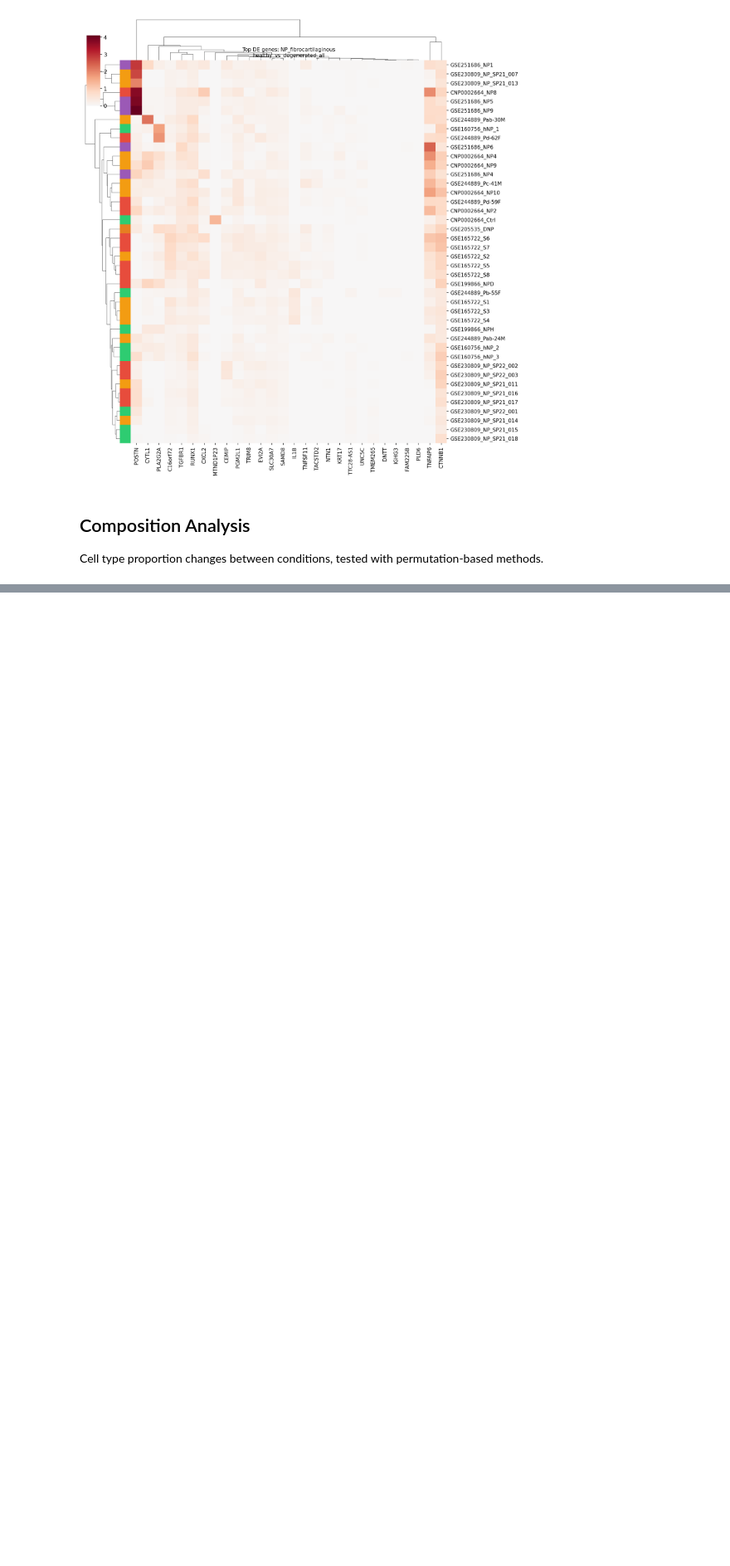
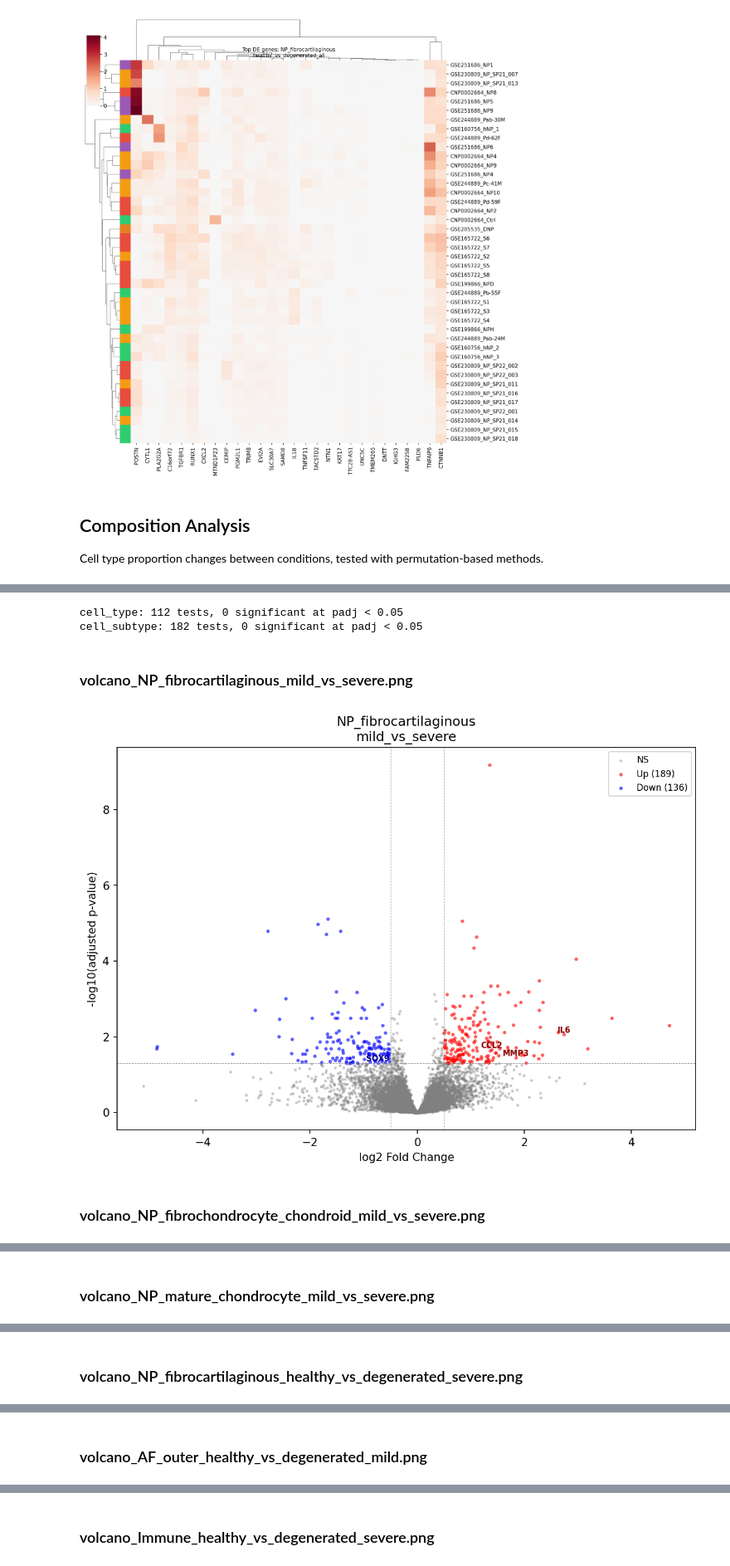
Before and after one commit to SuLab/lotz-ivd, a Jupyter notebook: notebooks/08_differential.ipynb, the cells around one changed output, grey strips where cells are left out. Shown at 83% size. Saved outputs shown, nothing was run; the diff lists cells and outputs as text; code cells hidden in the pictures; blank space fills up the shorter version.

```diff
--- a/notebooks/08_differential.ipynb
+++ b/notebooks/08_differential.ipynb
@@ -283,0 +367,13 @@ Cell Type Composition Changes
+# %%
+# Tiered v4 paths and summary table
+TV4_RESULTS = BASE / 'results' / 'differential' / 'tiered_v4'
+TV4_VOLCANO = TV4_RESULTS / 'volcano_plots'
+TV4_HEATMAP = TV4_RESULTS / 'heatmaps'
+
+print(f'Tiered v4 results directory: {TV4_RESULTS}')
+print(f'Volcano plots: {len(list(TV4_VOLCANO.glob("*.png")))} files')
+print(f'Heatmaps:      {len(list(TV4_HEATMAP.glob("*.png")))} files')
+
+tv4_summary = pd.read_csv(TV4_RESULTS / 'de_summary_table.tsv', sep='\t')
+print(f'\nPowered comparisons: {len(tv4_summary)}')
+display(tv4_summary.style.set_caption('Tiered v4 DE summary — significant genes per cell_type × comparison').format({'n_up': '{:,}', 'n_down': '{:,}', 'n_total': '{:,}'}))
@@ -283,0 +430,34 @@ Cell Type Composition Changes
+# %%
+# Composition analysis — cell_type and cell_subtype
+for fname, label in [('composition_analysis.tsv', 'cell_type'),
+                      ('composition_analysis_subtype.tsv', 'cell_subtype')]:
+    path = TV4_RESULTS / fname
+    if not path.exists():
+        continue
+    df = pd.read_csv(path, sep='\t')
+    n_sig = (df['padj'] < 0.05).sum()
+    print(f'{label}: {len(df)} tests, {n_sig} significant at padj < 0.05')
+    if n_sig > 0:
+        display(df[df['padj'] < 0.05].head(20).style.set_caption(f'{label}: significant proportion changes'))
+# %% [output]
+cell_type: 112 tests, 0 significant at padj < 0.05
+cell_subtype: 182 tests, 0 significant at padj < 0.05
+# %%
+# Top volcano plots: the strongest signals are NP mes mild_vs_severe contrasts
+key_volcanos = [
+    'volcano_NP_fibrocartilaginous_mild_vs_severe.png',
+    'volcano_NP_fibrochondrocyte_chondroid_mild_vs_severe.png',
+    'volcano_NP_mature_chondrocyte_mild_vs_severe.png',
+    'volcano_NP_fibrocartilaginous_healthy_vs_degenerated_severe.png',
+    'volcano_AF_outer_healthy_vs_degenerated_mild.png',
+    'volcano_Immune_healthy_vs_degenerated_severe.png',
+]
+for fname in key_volcanos:
+    fpath = TV4_VOLCANO / fname
+    if fpath.exists():
+        display(Markdown(f'### {fname}'))
+        display(Image(filename=str(fpath), width=900))
+# %% [output]
+### volcano_NP_fibrocartilaginous_mild_vs_severe.png
+[figure, added]
+### volcano_NP_fibrochondrocyte_chondroid_mild_vs_severe.png
@@ -283,0 +465 @@ Cell Type Composition Changes
+### volcano_NP_mature_chondrocyte_mild_vs_severe.png
@@ -283,0 +467 @@ Cell Type Composition Changes
+### volcano_NP_fibrocartilaginous_healthy_vs_degenerated_severe.png
@@ -283,0 +469 @@ Cell Type Composition Changes
+### volcano_AF_outer_healthy_vs_degenerated_mild.png
@@ -283,0 +471 @@ Cell Type Composition Changes
+### volcano_Immune_healthy_vs_degenerated_severe.png
```
Also changed, not shown: parts of 7 cells of this notebook, 2 other files.
